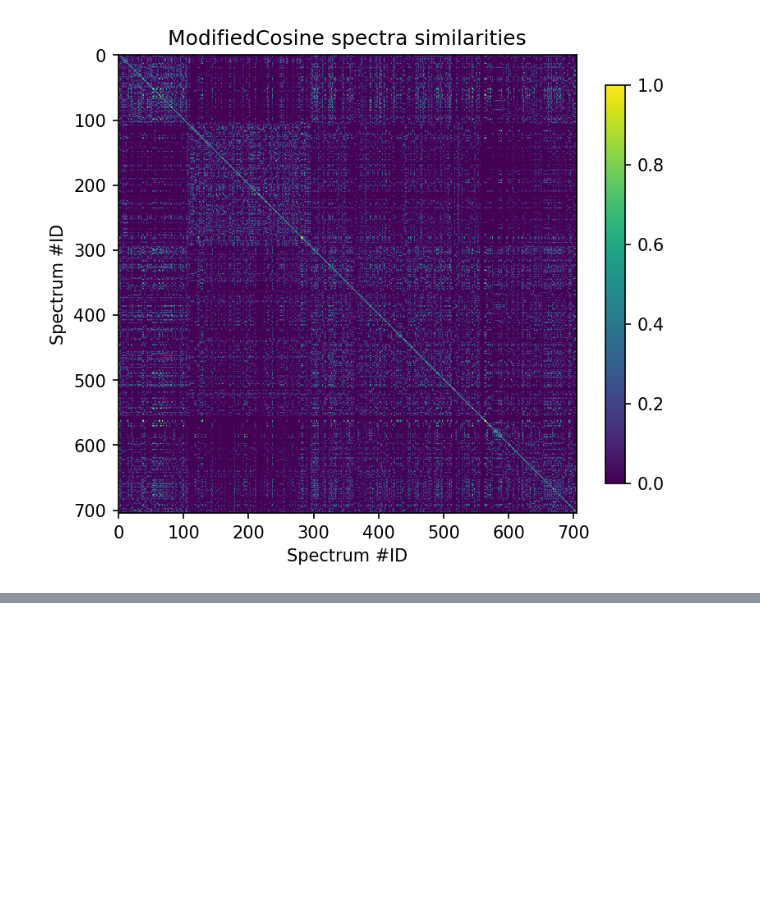
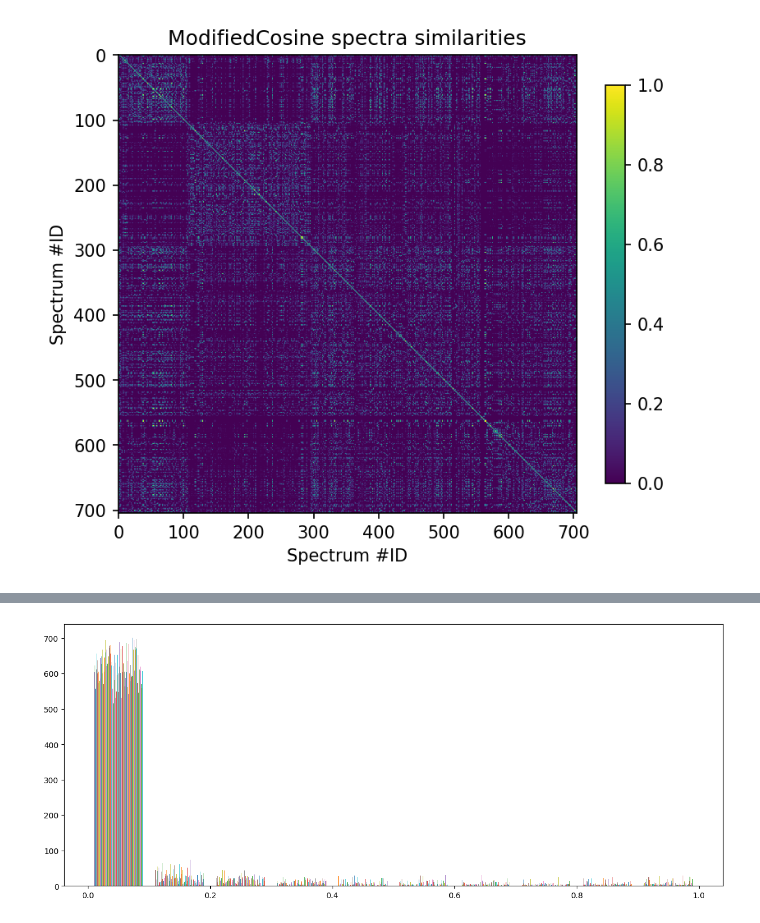
Before and after one commit to vdhooftcompmet/MS2LDA, a Jupyter notebook: notebooks/Pos_ACHE_Inhibitors_dataset.ipynb, the cells around one changed output, grey strips where cells are left out. Cells and saved outputs as stored; diff of their text form; code cells hidden in the pictures; blank space fills up the shorter version.

```diff
--- a/notebooks/Pos_ACHE_Inhibitors_dataset.ipynb
+++ b/notebooks/Pos_ACHE_Inhibitors_dataset.ipynb
@@ -22,5 +22,5 @@ from matplotlib import pyplot as plt
 # %%
 # Loading the dataset into matchms
 spectra_path = "test_data/pos_ache_inhibitors_pesticides.mgf"
-spectra = load_from_mgf(spectra_path)
+#spectra = load_from_mgf(spectra_path)
 spectra = list(load_from_mgf(spectra_path))
@@ -340,0 +378,7 @@ scores_list = scores_array.flatten().tolist()
+# %%
+plt.figure(figsize=(15,6))
+plt.hist(scores_array, alpha=0.8)
+# Invert both x and y axes
+plt.show()
+# %% [output]
+[figure, added]
```
Also changed, not shown: parts of 22 cells of this notebook, 2 other files.
